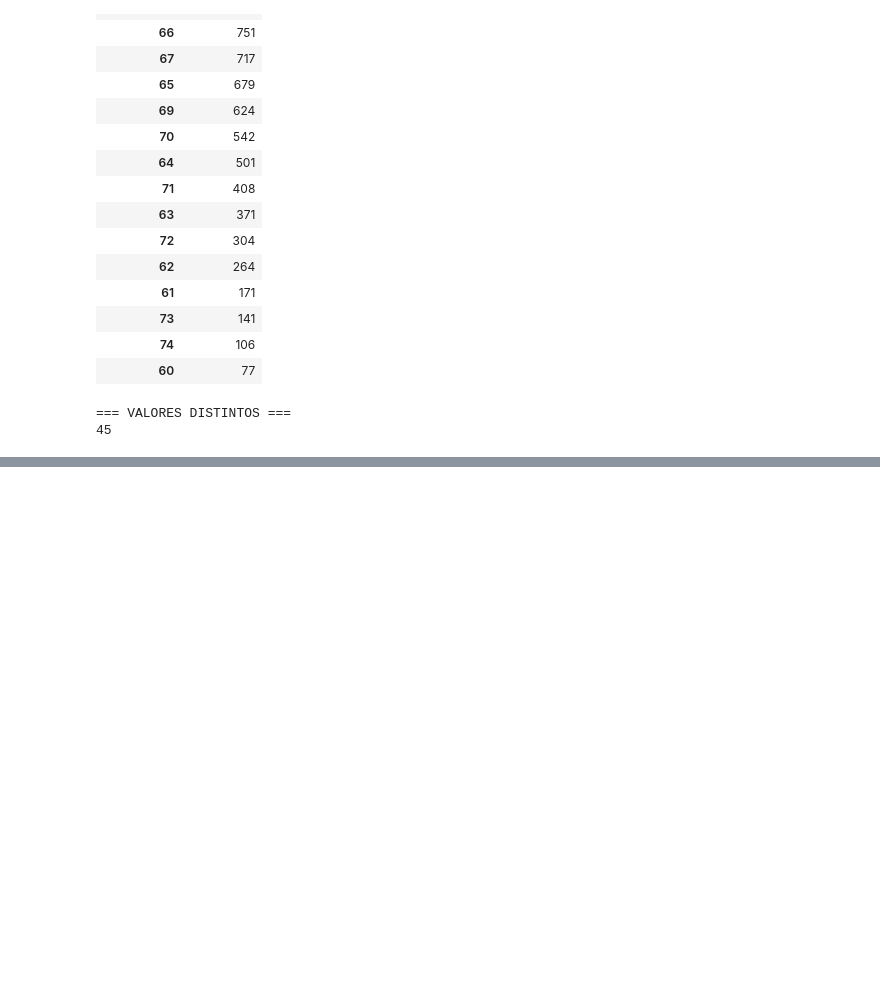
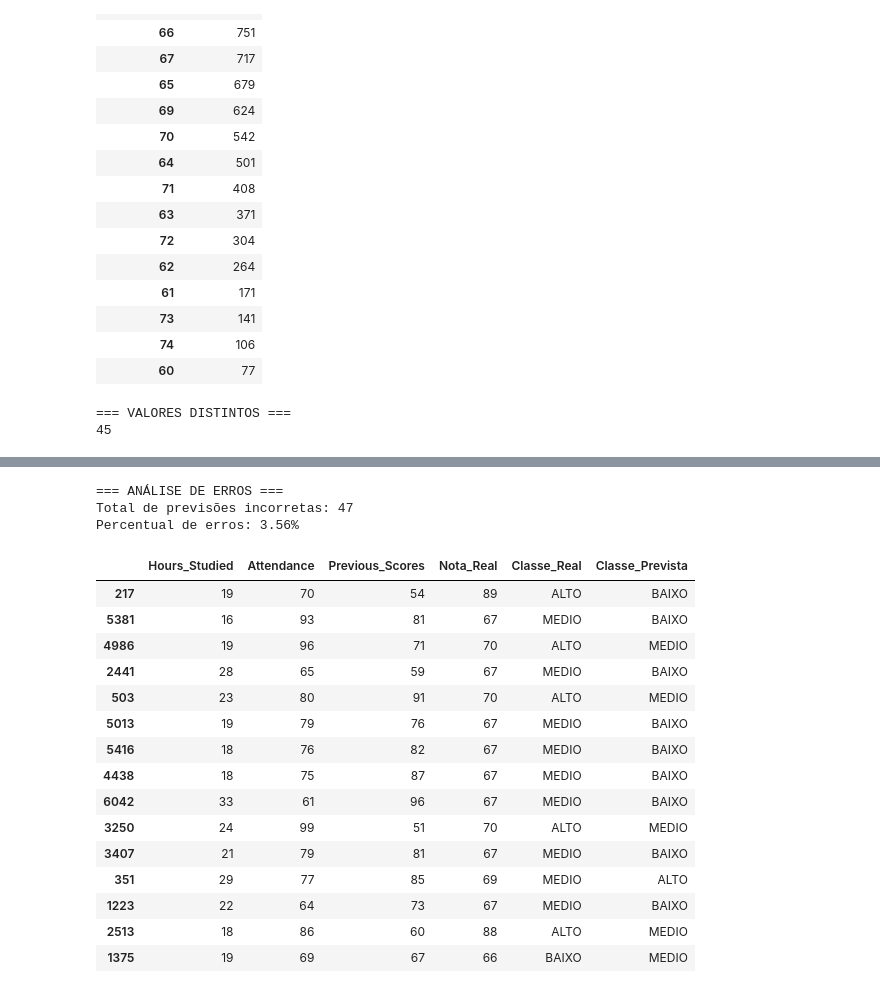
Before and after one commit to LucasLiSan/at2AM, a Jupyter notebook: notebooks/analise_treinamento.ipynb, the cells around one changed output, grey strips where cells are left out. Cells and saved outputs as stored; diff of their text form; code cells hidden in the pictures; blank space fills up the shorter version.

```diff
--- a/notebooks/analise_treinamento.ipynb
+++ b/notebooks/analise_treinamento.ipynb
@@ -287,0 +625,53 @@ Percentil 66,7%: 69.00
+# %%
+
+analise_erros = X_test.copy()
+
+analise_erros["Nota_Real"] = y_test_notas
+analise_erros["Classe_Real"] = y_test
+analise_erros["Classe_Prevista"] = y_pred
+
+erros = analise_erros[
+    analise_erros["Classe_Real"] !=
+    analise_erros["Classe_Prevista"]
+]
+
+print("=== ANÁLISE DE ERROS ===")
+print("Total de previsões incorretas:", len(erros))
+
+print(
+    "Percentual de erros:",
+    f"{len(erros) / len(X_test):.2%}"
+)
+
+display(
+    erros[
+        [
+            "Hours_Studied",
+            "Attendance",
+            "Previous_Scores",
+            "Nota_Real",
+            "Classe_Real",
+            "Classe_Prevista"
+        ]
+    ].head(15)
+)
+# %% [output]
+=== ANÁLISE DE ERROS ===
+Total de previsões incorretas: 47
+Percentual de erros: 3.56%
+|  | Hours_Studied | Attendance | Previous_Scores | Nota_Real | Classe_Real | Classe_Prevista |
+| 217 | 19 | 70 | 54 | 89 | ALTO | BAIXO |
+| 5381 | 16 | 93 | 81 | 67 | MEDIO | BAIXO |
+| 4986 | 19 | 96 | 71 | 70 | ALTO | MEDIO |
+| 2441 | 28 | 65 | 59 | 67 | MEDIO | BAIXO |
+| 503 | 23 | 80 | 91 | 70 | ALTO | MEDIO |
+| 5013 | 19 | 79 | 76 | 67 | MEDIO | BAIXO |
+| 5416 | 18 | 76 | 82 | 67 | MEDIO | BAIXO |
+| 4438 | 18 | 75 | 87 | 67 | MEDIO | BAIXO |
+| 6042 | 33 | 61 | 96 | 67 | MEDIO | BAIXO |
+| 3250 | 24 | 99 | 51 | 70 | ALTO | MEDIO |
+| 3407 | 21 | 79 | 81 | 67 | MEDIO | BAIXO |
+| 351 | 29 | 77 | 85 | 69 | MEDIO | ALTO |
+| 1223 | 22 | 64 | 73 | 67 | MEDIO | BAIXO |
+| 2513 | 18 | 86 | 60 | 88 | ALTO | MEDIO |
+| 1375 | 19 | 69 | 67 | 66 | BAIXO | MEDIO |
```
Also changed, not shown: parts of 12 cells of this notebook, 1 other file.
